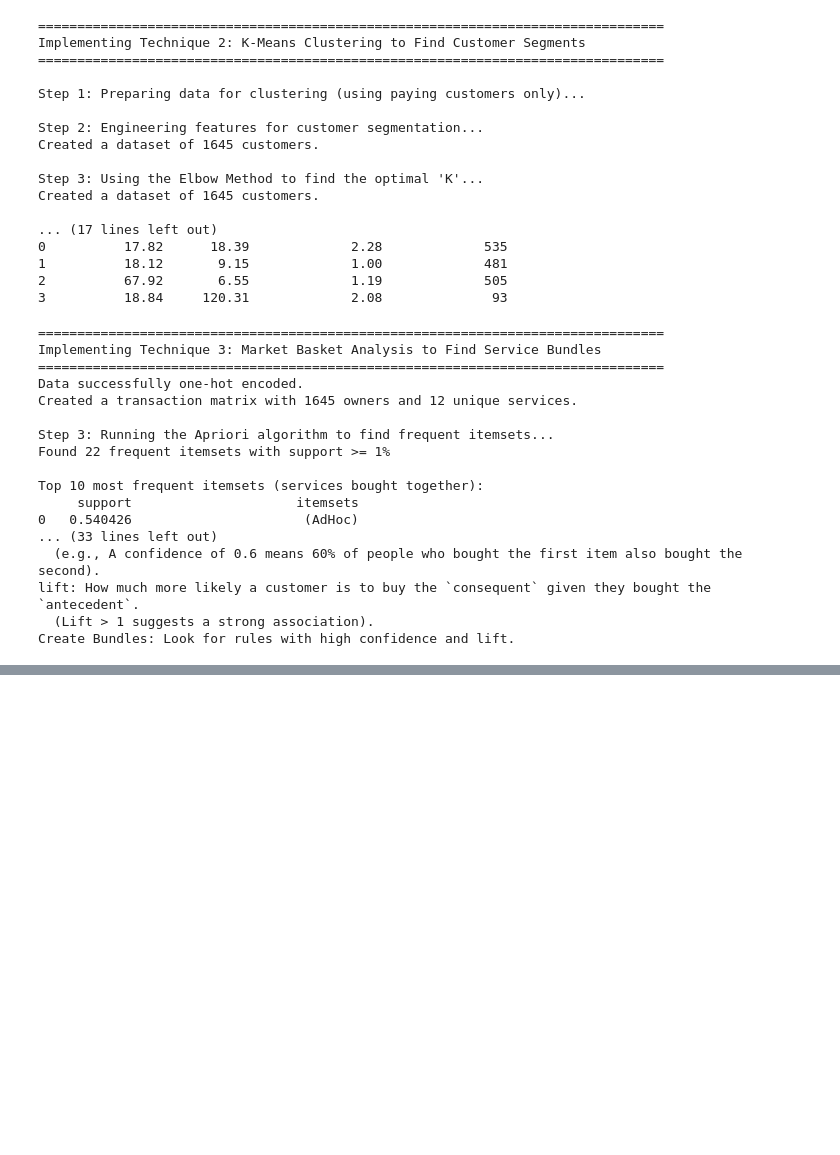
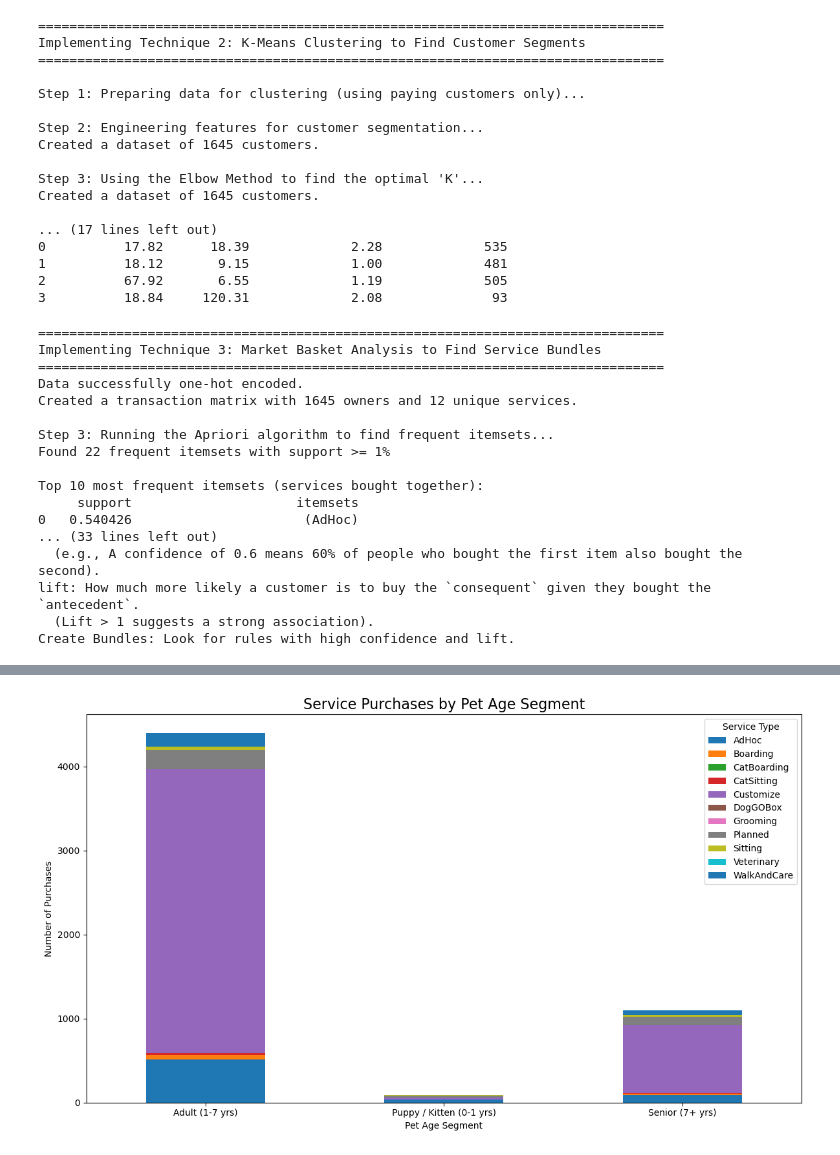
Before and after one commit to caioapp/tubitak-ai-agent, a Jupyter notebook: notebooks/tubitak_ai_agent.ipynb, the cells around one changed output, grey strips where cells are left out. Cells and saved outputs as stored; diff of their text form; code cells hidden in the pictures; blank space fills up the shorter version.

```diff
--- a/notebooks/tubitak_ai_agent.ipynb
+++ b/notebooks/tubitak_ai_agent.ipynb
@@ -15,7 +15,7 @@ try:
     cat_added_df = pd.read_csv(csv_folder+'CatAdded.csv')
     checkout_opened_df = pd.read_csv(csv_folder+'CheckoutPageOpened.csv')
     address_added_df = pd.read_csv(csv_folder+'AddressAdded.csv')
-    sign_up_df = pd.read_csv(csv_folder+'SignUpCompleted.csv')
+    sign_up_df_cleaned = pd.read_csv(csv_folder+'SignUpCompleted.csv')
     creditcard_added_df = pd.read_csv(csv_folder+'CreditcardAdded.csv')
 
     # Inspect each dataframe
@@ -44,8 +44,8 @@ try:
     address_added_df.head()
 
     print("\nSignUpCompleted.csv info and head:")
-    sign_up_df.info()
-    sign_up_df.head()
+    sign_up_df_cleaned.info()
+    sign_up_df_cleaned.head()
 
     print("\nCreditcardAdded.csv info and head:")
     creditcard_added_df.info()
@@ -702,3 +708,6 @@ Top 10 most frequent itemsets (services bought together):
 lift: How much more likely a customer is to buy the `consequent` given they bought the `antecedent`.
   (Lift > 1 suggests a strong association).
 Create Bundles: Look for rules with high confidence and lift.
+# %%
+pets_df = pd.concat([dog_added_df, cat_added_df], ignore_index=True)
+pets_df.head()
@@ -704,0 +721,65 @@ Create Bundles: Look for rules with high confidence and lift.
+# %%
+import pandas as pd
+import numpy as np
+import matplotlib.pyplot as plt
+import seaborn as sns
+
+# --- Pet Age Segmentation ---
+
+# Ensure the 'birthday' column is in datetime format, coercing errors
+pets_df['birthday'] = pd.to_datetime(pets_df['birthday'], errors='coerce')
+
+# Drop rows where birthday could not be parsed
+pets_df.dropna(subset=['birthday'], inplace=True)
+
+# Calculate pet age in years
+current_date = pd.to_datetime('now')
+pets_df['pet_age'] = (current_date - pets_df['birthday']).dt.days / 365.25
+
+def get_age_segment(age):
+    if age <= 1:
+        return 'Puppy / Kitten (0-1 yrs)'
+    elif 1 < age <= 7:
+        return 'Adult (1-7 yrs)'
+    elif age > 7:
+        return 'Senior (7+ yrs)'
+    else:
+        return 'Unknown'
+
+pets_df['age_segment'] = pets_df['pet_age'].apply(get_age_segment)
+
+# Merge pet age data with purchase data
+purchases_with_pet_details = pd.merge(purchase_df, pets_df[['ownerid', 'age_segment', 'pet_type', 'breed']], on='ownerid', how='inner')
+
+
+# --- Analysis & Visualization ---
+
+print("\n" + "="*80)
+print("ANALYSIS: Service Preferences by Pet Age Segment")
+print("="*80)
+print("This analysis shows which services are most popular among different pet age groups.\n")
+
+
+# Pivot table to see service preference by age
+age_segment_preferences = purchases_with_pet_details.groupby(['age_segment', 'serviceType']).size().unstack(fill_value=0)
+print(age_segment_preferences)
+
+
+# --- INSIGHTS & ACTIONS ---
+print("\n--- INSIGHTS & ACTIONS ---")
+print("INSIGHT: Adult pets are the largest customer group. 'Customize' and 'AdHoc' services are popular across all age groups.")
+print("ACTION: Create targeted marketing campaigns. For example:")
+print("  - Offer a 'Puppy/Kitten Package' that bundles services like 'Planned' check-ins and basic training ('Customize').")
+print("  - Promote specialized 'Customize' care options for 'Senior' pets, focusing on comfort and health monitoring.")
+
+
+# Plotting the results for better visualization
+age_segment_preferences.plot(kind='bar', stacked=True, figsize=(12, 7))
+plt.title('Service Purchases by Pet Age Segment', fontsize=16)
+plt.ylabel('Number of Purchases')
+plt.xlabel('Pet Age Segment')
+plt.xticks(rotation=0)
+plt.legend(title='Service Type')
+plt.tight_layout()
+plt.show()
+# %% [output]
@@ -704,0 +803 @@ Create Bundles: Look for rules with high confidence and lift.
+[figure, added]
```
Also changed, not shown: parts of 16 cells of this notebook.
